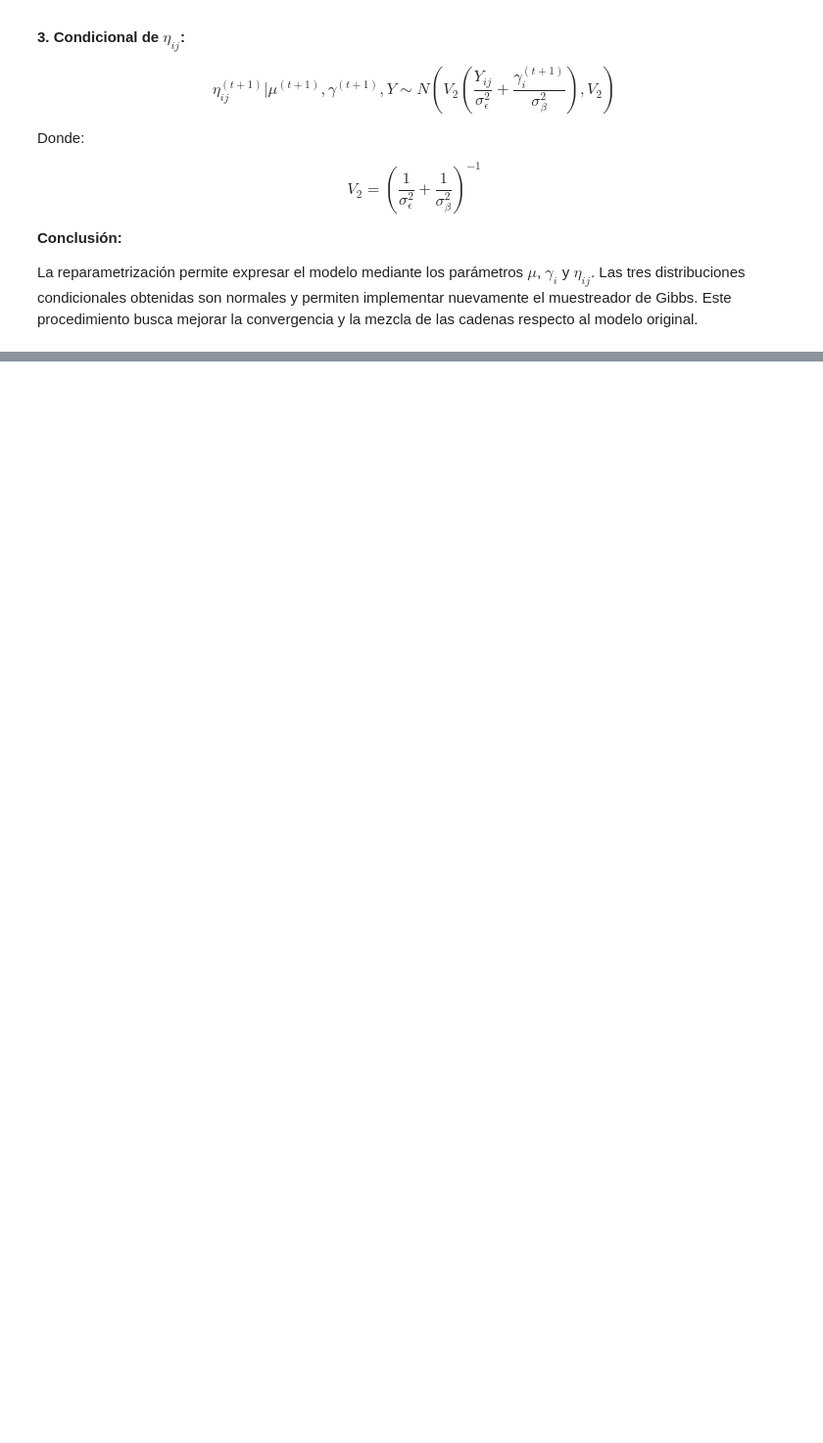
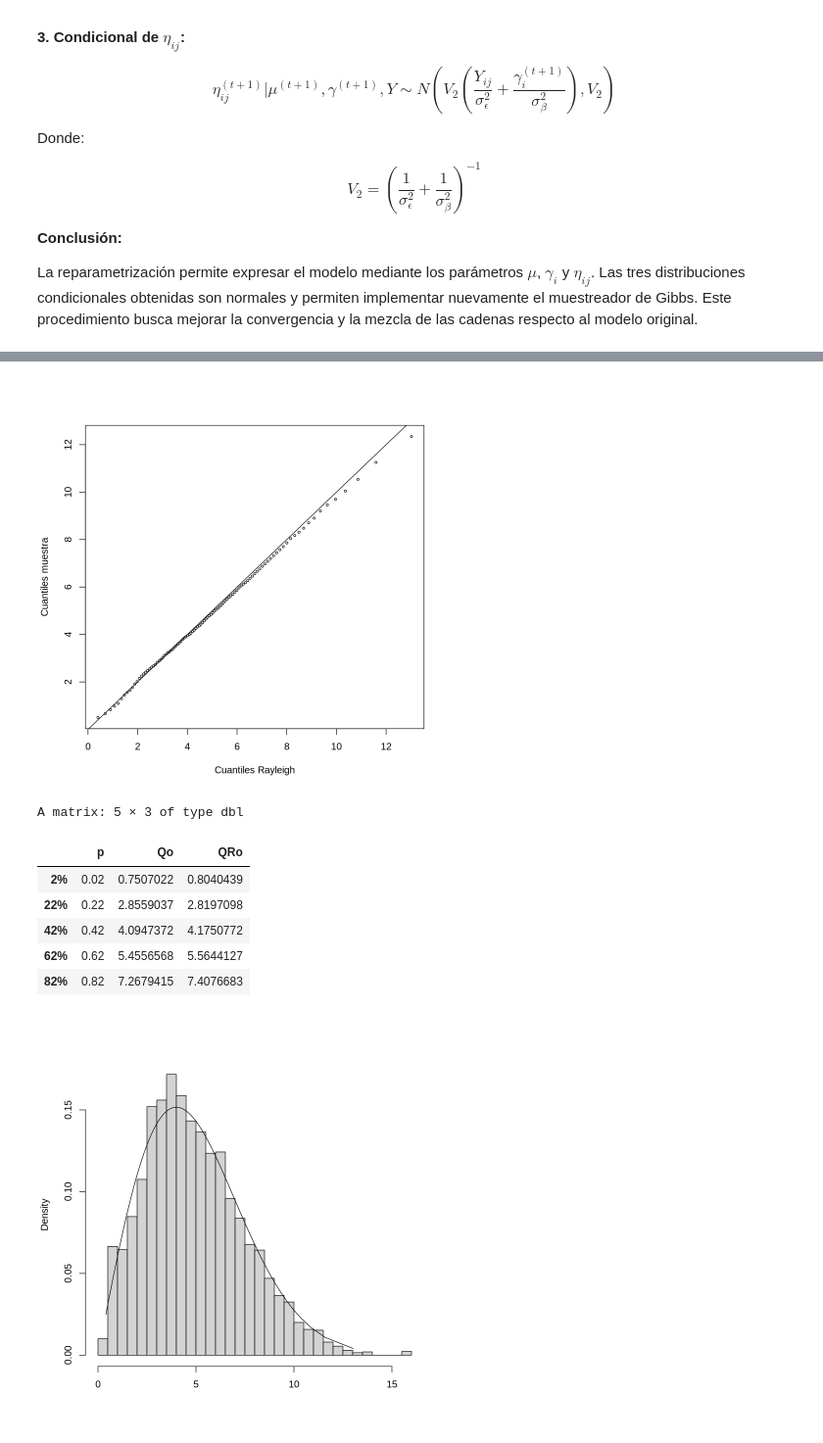
Before and after one commit to Nicolas-Bernal/Simulacion-Estadistica, a Jupyter notebook: MARKOV CHAIN MONTE CARLO/Metropolis Hasting/METROPOLIS–HASTINGS_ALGORITHM.ipynb, the cells around one changed output, grey strips where cells are left out. Shown at 98% size. Cells and saved outputs as stored; diff of their text form; code cells hidden in the pictures; blank space fills up the shorter version.

```diff
--- a/MARKOV CHAIN MONTE CARLO/Metropolis Hasting/METROPOLIS–HASTINGS_ALGORITHM.ipynb
+++ b/MARKOV CHAIN MONTE CARLO/Metropolis Hasting/METROPOLIS–HASTINGS_ALGORITHM.ipynb
@@ -1038,0 +1097,31 @@ La reparametrización permite expresar el modelo mediante los parámetros $\mu$,
+# %%
+
+    y <- xx
+    a <- ppoints(100)
+    #a=seq(0,1,0.20)
+    QR <- sigma * sqrt(-2 * log(1 - a))  #Cuantile  de la dist. Rayleigh
+    Q <- quantile(y, a)
+
+
+
+    qqplot(QR, Q, main="", cex=.5, xlab="Cuantiles Rayleigh", ylab="Cuantiles muestra")
+    abline(0, 1)
+
+    hist(y, breaks="scott", main="", xlab="", freq=FALSE)
+    lines(QR, f(QR, 4))
+
+    p=seq(0.02,0.99,0.20)
+    QRo <- sigma * sqrt(-2 * log(1 - p))  #Cuantile  de la dist. Rayleigh
+    Qo<- quantile(y, p)
+
+    cbind(p,Qo,QRo)
+# %% [output]
+[figure, added]
+A matrix: 5 × 3 of type dbl
+|  | p | Qo | QRo |
+| 2% | 0.02 | 0.7507022 | 0.8040439 |
+| 22% | 0.22 | 2.8559037 | 2.8197098 |
+| 42% | 0.42 | 4.0947372 | 4.1750772 |
+| 62% | 0.62 | 5.4556568 | 5.5644127 |
+| 82% | 0.82 | 7.2679415 | 7.4076683 |
+[figure, added]
```
Also changed, not shown: parts of 9 cells of this notebook.
